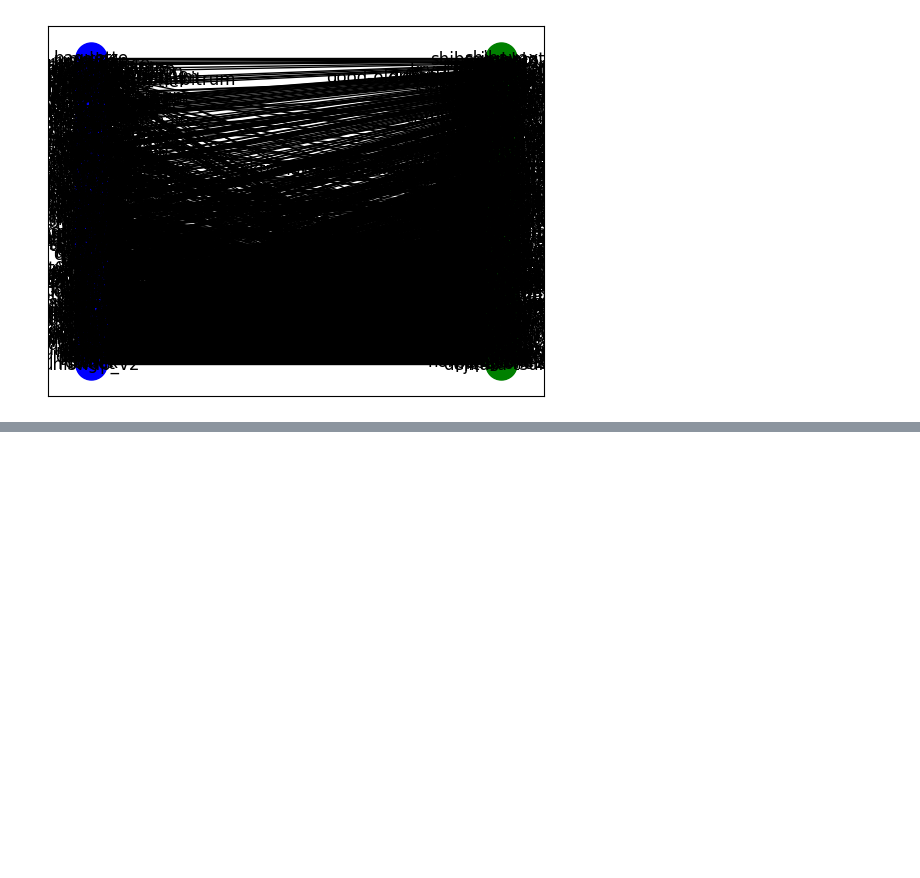
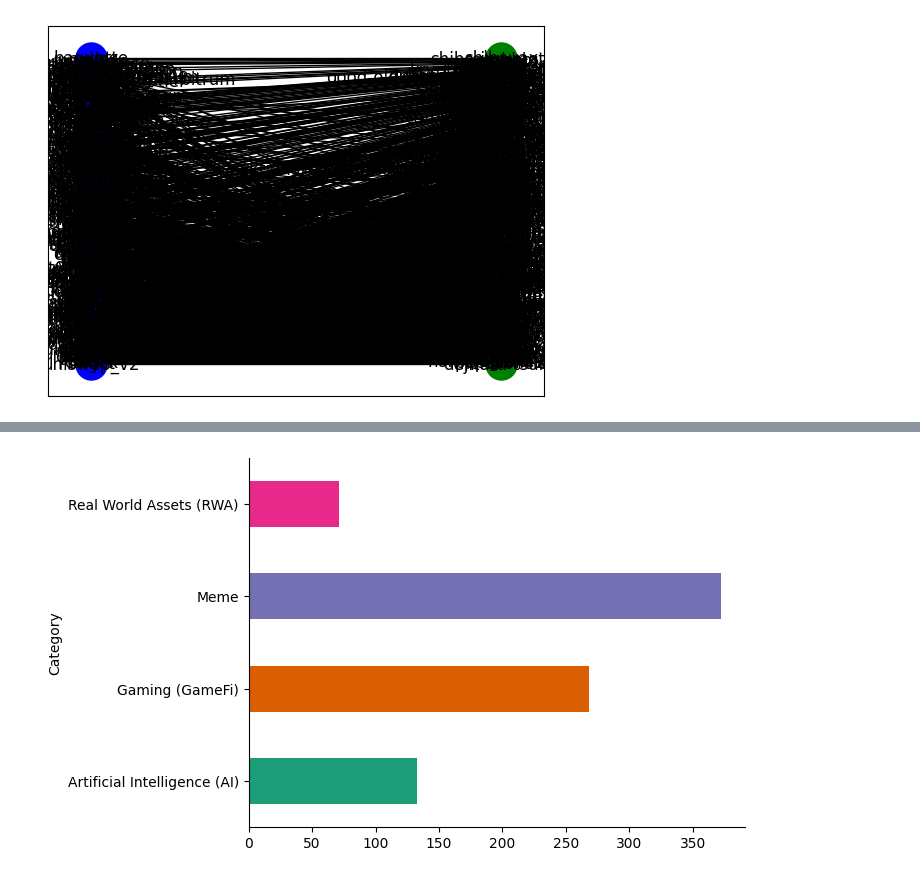
Before and after one commit to Elysian-C/ML_Crypto_graph, a Jupyter notebook: Crypto.ipynb, the cells around one changed output, grey strips where cells are left out. Drawn from its saved outputs; the diff is of its cells as text; code cells hidden in the pictures; blank space fills up the shorter version.

Commit message:
Added categories visualization

```diff
--- a/Crypto.ipynb
+++ b/Crypto.ipynb
@@ -190,3 +190,16 @@ G = visualize_coin_exchanges(edges) #Visualizar en gephi
 [figure]
 # %%
 nx.write_gexf(G, "exchange_coins_weighted.gexf")
+# %%
+# @title Category
+from matplotlib import pyplot as plt
+import seaborn as sns
+import plotly.express as px
+coinsCatVol = pd.read_csv("coinsCatVol.csv")
+coinsCatVol.groupby('Category').size().plot(kind='barh', color=sns.palettes.mpl_palette('Dark2'))
+plt.gca().spines[['top', 'right',]].set_visible(False)
+fig = px.scatter(coinsCatVol, x="Volumen",
+	         size="Volumen", color="Category",
+                 hover_name="Name", log_x=True, size_max=60)
+fig.show()
+# %% [output]
@@ -192,0 +207 @@ nx.write_gexf(G, "exchange_coins_weighted.gexf")
+[figure, added]
```
Also changed, not shown: parts of 2 cells of this notebook.
